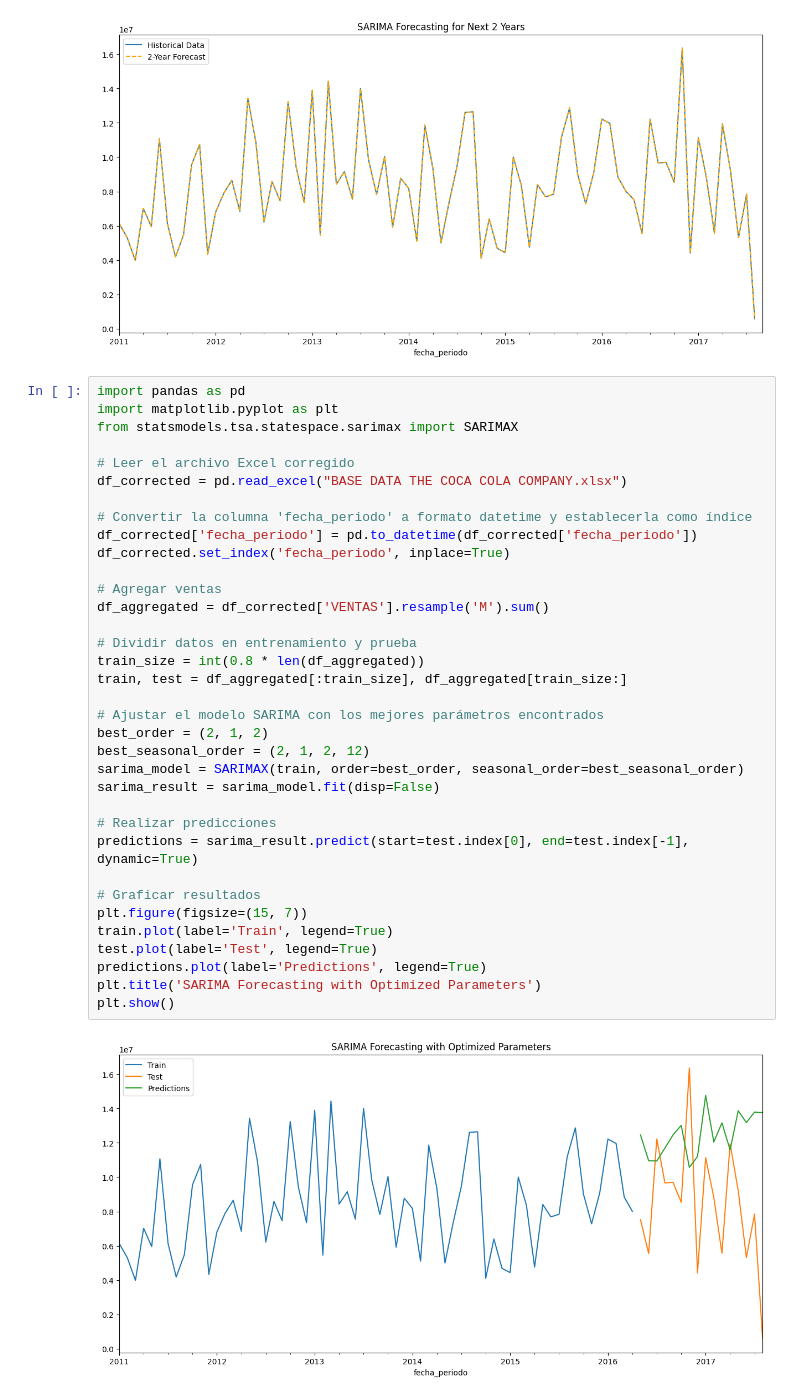
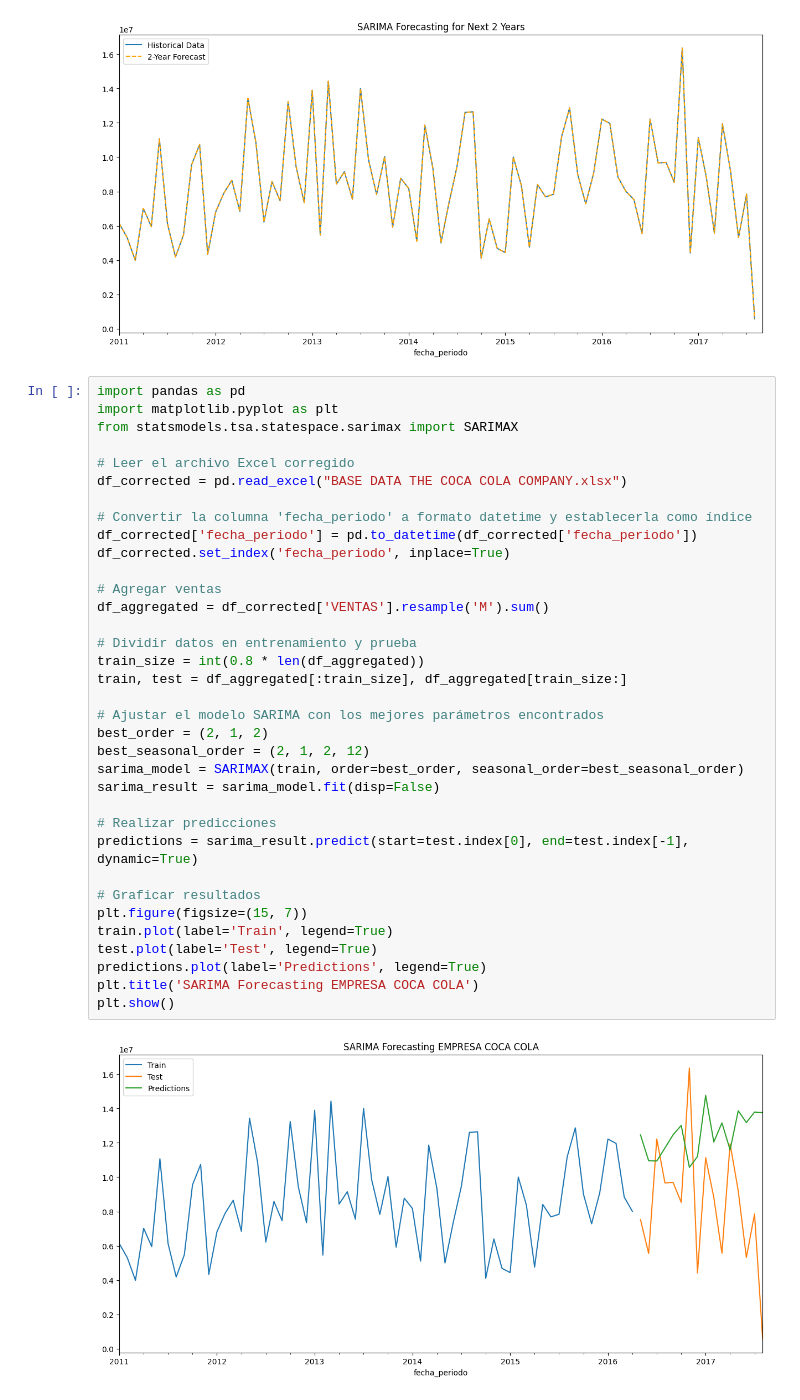
Before and after one commit to jmollan/Python_Proyecto_PUCP, a Jupyter notebook: Examen_Fin.ipynb, the cells around one changed output. Cells and saved outputs as stored; diff of their text form.

```diff
--- a/Examen_Fin.ipynb
+++ b/Examen_Fin.ipynb
@@ -480,32 +480,32 @@ from statsmodels.tsa.statespace.sarimax import SARIMAX
 # Leer el archivo Excel corregido
 df_corrected = pd.read_excel("BASE DATA THE COCA COLA COMPANY.xlsx")
 
 # Convertir la columna 'fecha_periodo' a formato datetime y establecerla como índice
 df_corrected['fecha_periodo'] = pd.to_datetime(df_corrected['fecha_periodo'])
 df_corrected.set_index('fecha_periodo', inplace=True)
 
 # Agregar ventas
 df_aggregated = df_corrected['VENTAS'].resample('M').sum()
 
 # Dividir datos en entrenamiento y prueba
 train_size = int(0.8 * len(df_aggregated))
 train, test = df_aggregated[:train_size], df_aggregated[train_size:]
 
 # Ajustar el modelo SARIMA con los mejores parámetros encontrados
 best_order = (2, 1, 2)
 best_seasonal_order = (2, 1, 2, 12)
 sarima_model = SARIMAX(train, order=best_order, seasonal_order=best_seasonal_order)
 sarima_result = sarima_model.fit(disp=False)
 
 # Realizar predicciones
 predictions = sarima_result.predict(start=test.index[0], end=test.index[-1], dynamic=True)
 
 # Graficar resultados
 plt.figure(figsize=(15, 7))
 train.plot(label='Train', legend=True)
 test.plot(label='Test', legend=True)
 predictions.plot(label='Predictions', legend=True)
-plt.title('SARIMA Forecasting with Optimized Parameters')
+plt.title('SARIMA Forecasting EMPRESA COCA COLA')
 plt.show()
 # %% [output]
-[figure, old version]
+[figure, new version]
```
Also changed, not shown: parts of 7 cells of this notebook.
